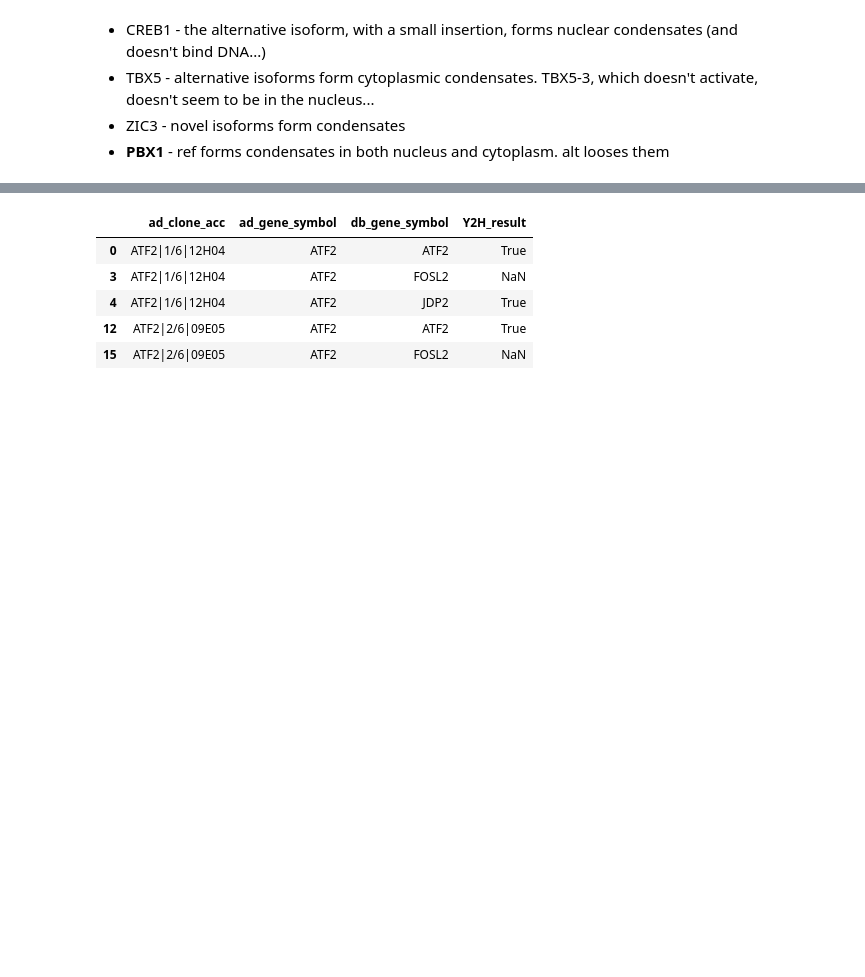
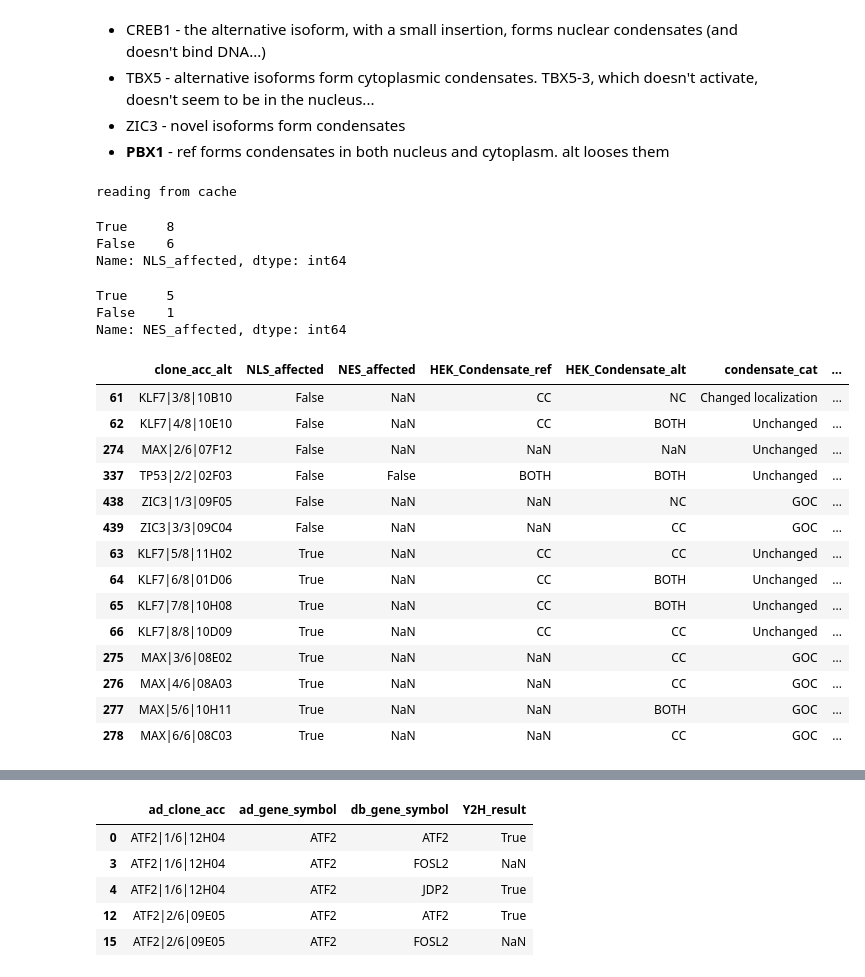
Before and after one commit to CCSB-DFCI/TF_isoforms_paper, a Jupyter notebook: src/condensates.ipynb, the cells around one changed output, grey strips where cells are left out. Cells and saved outputs as stored; diff of their text form; code cells hidden in the pictures; blank space fills up the shorter version.

Commit message:
NLS analysis in condensate data
Not enough NLS annotations so underpowered analysis.

```diff
--- a/src/condensates.ipynb
+++ b/src/condensates.ipynb
@@ -18,6 +18,22 @@ df['HEK_Condensate'] = df['HEK_Condensate'].str.upper().str.strip()
 df['HEK_Condensate'] = df['HEK_Condensate'].map(lambda x: {'BOTH(MOST NC)': 'BOTH'}.get(x, x))
 if df['isoform_acc'].duplicated().any():
     raise UserWarning('unexpected duplicates')
+
+pairs = load_ref_vs_alt_isoforms_table()
+df = df.set_index('isoform_acc')
+for x in ['ref', 'alt']:
+    for var in ['condensates_observed', 'HEK_Condensate', 'Loc_Kaia']:
+        pairs[var + '_' + x] = pairs['clone_acc_' + x].map(df[var])
+pairs['condensate_cat'] = pairs['clone_acc_alt'].map(df['Mutation_Class'])
+pairs = pairs.loc[pairs['condensates_observed_ref'].notnull(), :]
+pairs['condensate_cat_merged'] = pairs['condensate_cat'].map({
+    'Unchanged': 'No difference',
+    'LOC': 'Difference',
+    'GOC': 'Difference',
+    'Changed localization': 'Difference',
+    })
+pairs.loc[(pairs['n_positive_PPI_ref'] == 0) | (pairs['n_positive_PPI_alt'] == 0),
+          'PPI_jaccard'] = np.nan
 # %%
 df.isnull().sum()
 # %% [output]
@@ -150,4 +154,0 @@ df = df.set_index('isoform_acc')
-# %%
-for x in ['ref', 'alt']:
-    for var in ['condensates_observed', 'HEK_Condensate']:
-        pairs[var + '_' + x] = pairs['clone_acc_' + x].map(df[var])
@@ -512,3 +490,55 @@ fig.savefig('../figures/activation-vs-condensate-change_categories-detailed_boxp
 - TBX5 - alternative isoforms form cytoplasmic condensates. TBX5-3, which doesn't activate, doesn't seem to be in the nucleus...
 - ZIC3 - novel isoforms form condensates
 - **PBX1** - ref forms condensates in both nucleus and cytoplasm. alt looses them
+# %%
+# look at NLS and NES
+from data_loading import load_annotated_TFiso1_collection
+
+
+tfs = load_annotated_TFiso1_collection()
+tf = tfs['ATF2']
+nls = pd.concat(tf.aa_feature_disruption(tf.cloned_reference_isoform.name) for tf in tfs.values())
+nls = nls.loc[nls['category'] == 'UniProt motif', :]
+nls['clone_acc_alt'] = nls['alt_iso'].map({iso.name: iso.clone_acc for tf in tfs.values() for iso in tf.cloned_isoforms})
+nls['type'] = nls['accession'].apply(lambda x: x.split('_')[0])
+nls['affected'] = (nls['deletion'] + nls['insertion'] + nls['frameshift']) > 0
+pairs['NLS_affected'] = pairs['clone_acc_alt'].map(nls.loc[nls['type'] == 'NLS', :].groupby('clone_acc_alt')['affected'].any())
+pairs['NES_affected'] = pairs['clone_acc_alt'].map(nls.loc[nls['type'] == 'NES', :].groupby('clone_acc_alt')['affected'].any())
+# %% [output]
+reading from cache
+# %%
+pairs['NLS_affected'].value_counts()
+# %% [output]
+True     8
+False    6
+Name: NLS_affected, dtype: int64
+# %%
+pairs['NES_affected'].value_counts()
+# %% [output]
+True     5
+False    1
+Name: NES_affected, dtype: int64
+# %%
+pairs.loc[pairs['NLS_affected'].notnull(),
+          ['clone_acc_alt',
+           'NLS_affected',
+           'NES_affected',
+           'HEK_Condensate_ref', 'HEK_Condensate_alt',
+           'condensate_cat',
+           'Loc_Kaia_ref', 'Loc_Kaia_alt']].sort_values('NLS_affected')
+# %% [output]
+|  | clone_acc_alt | NLS_affected | NES_affected | HEK_Condensate_ref | HEK_Condensate_alt | condensate_cat | ... |
+| 61 | KLF7|3/8|10B10 | False | NaN | CC | NC | Changed localization | ... |
+| 62 | KLF7|4/8|10E10 | False | NaN | CC | BOTH | Unchanged | ... |
+| 274 | MAX|2/6|07F12 | False | NaN | NaN | NaN | Unchanged | ... |
+| 337 | TP53|2/2|02F03 | False | False | BOTH | BOTH | Unchanged | ... |
+| 438 | ZIC3|1/3|09F05 | False | NaN | NaN | NC | GOC | ... |
+| 439 | ZIC3|3/3|09C04 | False | NaN | NaN | CC | GOC | ... |
+| 63 | KLF7|5/8|11H02 | True | NaN | CC | CC | Unchanged | ... |
+| 64 | KLF7|6/8|01D06 | True | NaN | CC | BOTH | Unchanged | ... |
+| 65 | KLF7|7/8|10H08 | True | NaN | CC | BOTH | Unchanged | ... |
+| 66 | KLF7|8/8|10D09 | True | NaN | CC | CC | Unchanged | ... |
+| 275 | MAX|3/6|08E02 | True | NaN | NaN | CC | GOC | ... |
+| 276 | MAX|4/6|08A03 | True | NaN | NaN | CC | GOC | ... |
+| 277 | MAX|5/6|10H11 | True | NaN | NaN | BOTH | GOC | ... |
+| 278 | MAX|6/6|08C03 | True | NaN | NaN | CC | GOC | ... |
```
Also changed, not shown: parts of 10 cells of this notebook.
